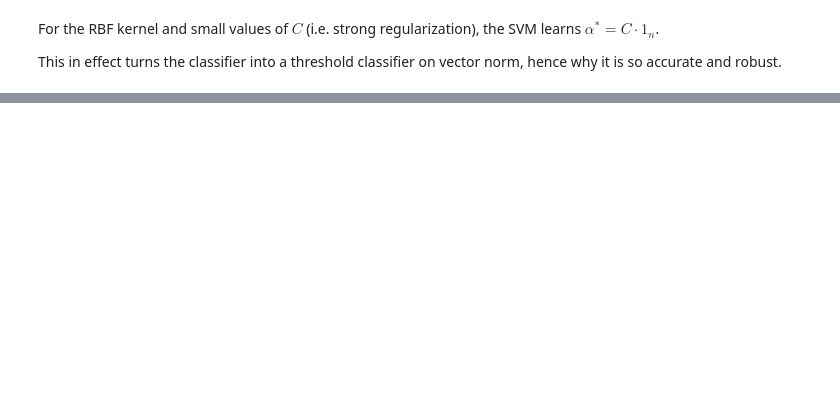
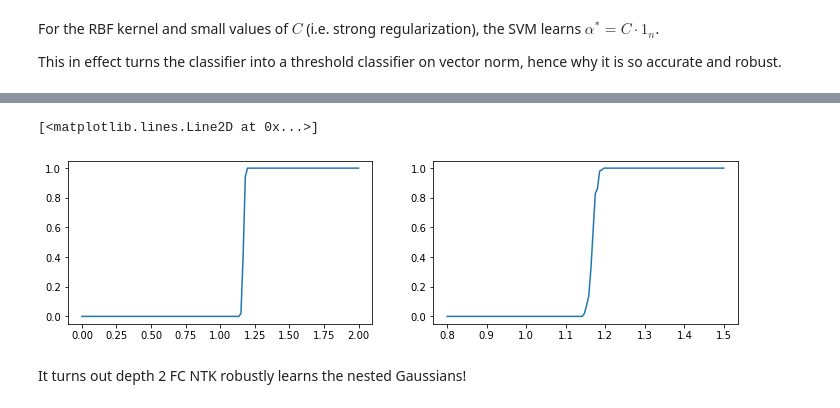
Before and after one commit to GilgameshxZero/adversarial-ntks, a Jupyter notebook: notebooks/adv-spheres/gaussian-svm.ipynb, the cells around one changed output, grey strips where cells are left out. Cells and saved outputs as stored; diff of their text form; code cells hidden in the pictures; blank space fills up the shorter version.

Commit message:
Add NTK eval to gaussian-svm

```diff
--- a/notebooks/adv-spheres/gaussian-svm.ipynb
+++ b/notebooks/adv-spheres/gaussian-svm.ipynb
@@ -334,0 +362,29 @@ This in effect turns the classifier into a threshold classifier on vector norm,
+# %%
+%%time
+_, _, fc_ntk = stax.serial(
+  stax.Dense(1, W_std=1, b_std=0), stax.Relu(),
+  stax.Dense(1, W_std=1, b_std=0), stax.Relu(),
+  stax.Dense(1, W_std=1, b_std=0)
+)
+attack_eps = 0.1
+
+RESULTS["svm-fc-ntk-d2"] = []
+for c in [1e-4, 1e-2, 1, 1e2, 1e4]:
+    clf = svm.SVC(kernel=lambda A, B: fc_ntk(A, B, "ntk"), C=c)
+    clf.fit(xs_train, ys_train)
+    # Manually set support vectors due to bug in sklearn
+    clf.support_vectors_ = \
+        np.take(xs_train, clf.support_, axis=0)
+
+    res_dict = dict(clf=clf)
+    res_dict.update(
+        eval_svm_clf(
+            clf=clf,
+            label=f"C={c}",
+            attack_eps=0.1,
+            pgd_step_size=0.1/10,
+            pgd_num_steps=20,
+        )
+    )
+
+    RESULTS["svm-fc-ntk-d2"].append(res_dict)
@@ -334,0 +409,14 @@ This in effect turns the classifier into a threshold classifier on vector norm,
+# %%
+%%time
+plt.figure(figsize=(12, 3))
+
+plt.subplot(1, 2, 1)
+rads = np.linspace(start=0, stop=2, num=128)
+cls1_fracs = cls1_frac_by_rad(clf=RESULTS["svm-fc-ntk-d2"][0]["clf"], rads=rads)
+plt.plot(rads, cls1_fracs);
+
+plt.subplot(1, 2, 2)
+rads = np.linspace(start=0.8, stop=1.5, num=128)
+cls1_fracs = cls1_frac_by_rad(clf=RESULTS["svm-fc-ntk-d2"][0]["clf"], rads=rads)
+plt.plot(rads, cls1_fracs);
+# %% [output]
@@ -334,0 +425,4 @@ This in effect turns the classifier into a threshold classifier on vector norm,
+[<matplotlib.lines.Line2D at 0x...>]
+[figure, added]
+# %% [markdown]
+It turns out depth 2 FC NTK robustly learns the nested Gaussians!
```
Also changed, not shown: parts of 11 cells of this notebook, 1 other file.
